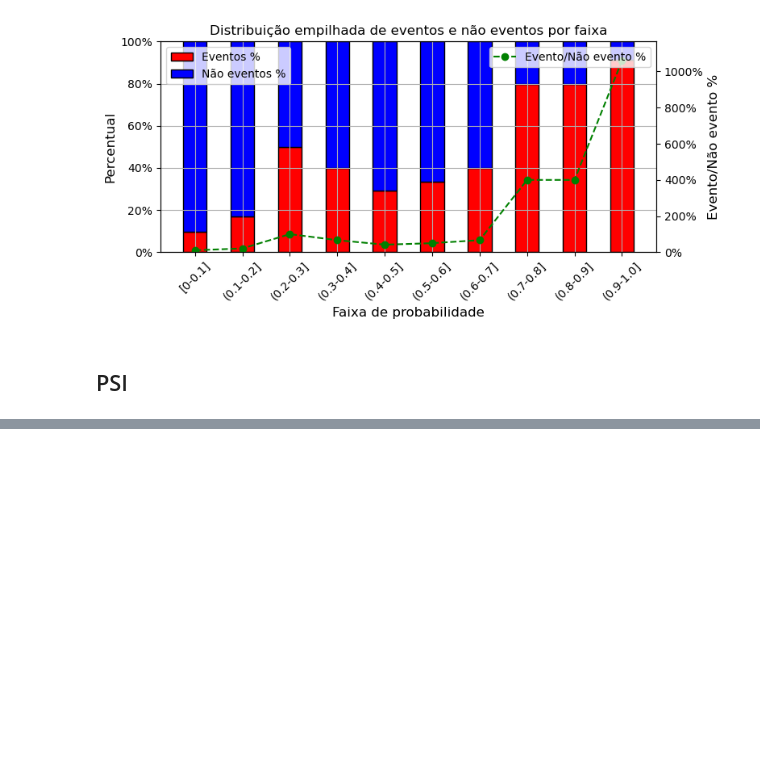
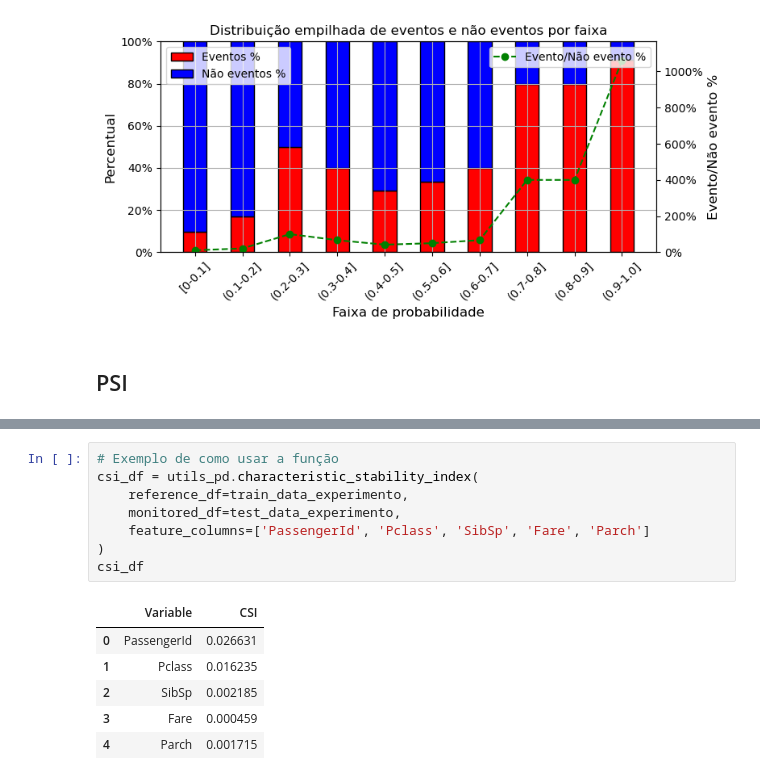
Before and after one commit to espeditoalves/ml-classification-metrics, a Jupyter notebook: notebooks/01_Evaluation_parte2.ipynb, the cells around one changed output, grey strips where cells are left out. Saved outputs shown, nothing was run; the diff lists cells and outputs as text; blank space fills up the shorter version.

```diff
--- a/notebooks/01_Evaluation_parte2.ipynb
+++ b/notebooks/01_Evaluation_parte2.ipynb
@@ -152,0 +193,15 @@ utils.plot_stacked_bar(df=test_data_experimento, target_col='Survived', prob_col
+# %%
+# Exemplo de como usar a função
+csi_df = utils_pd.characteristic_stability_index(
+    reference_df=train_data_experimento,
+    monitored_df=test_data_experimento,
+    feature_columns=['PassengerId', 'Pclass', 'SibSp', 'Fare', 'Parch']
+)
+csi_df
+# %% [output]
+|  | Variable | CSI |
+| 0 | PassengerId | 0.026631 |
+| 1 | Pclass | 0.016235 |
+| 2 | SibSp | 0.002185 |
+| 3 | Fare | 0.000459 |
+| 4 | Parch | 0.001715 |
```
Also changed, not shown: parts of 13 cells of this notebook, 1 other file.
